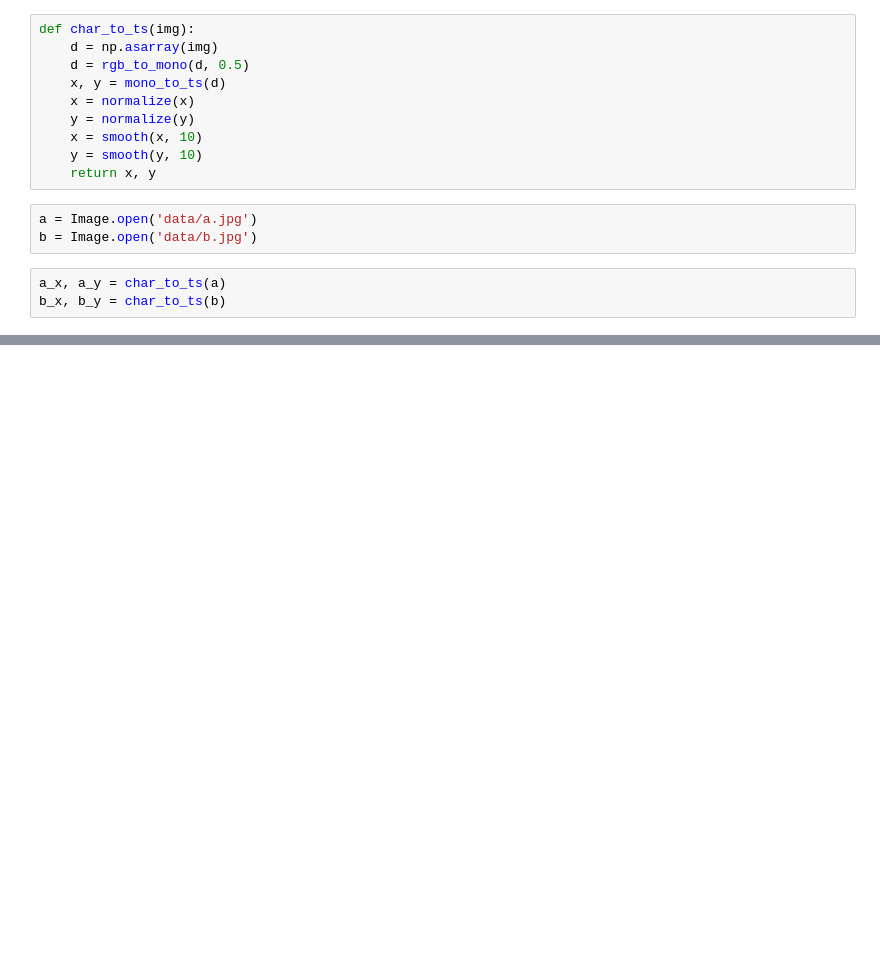
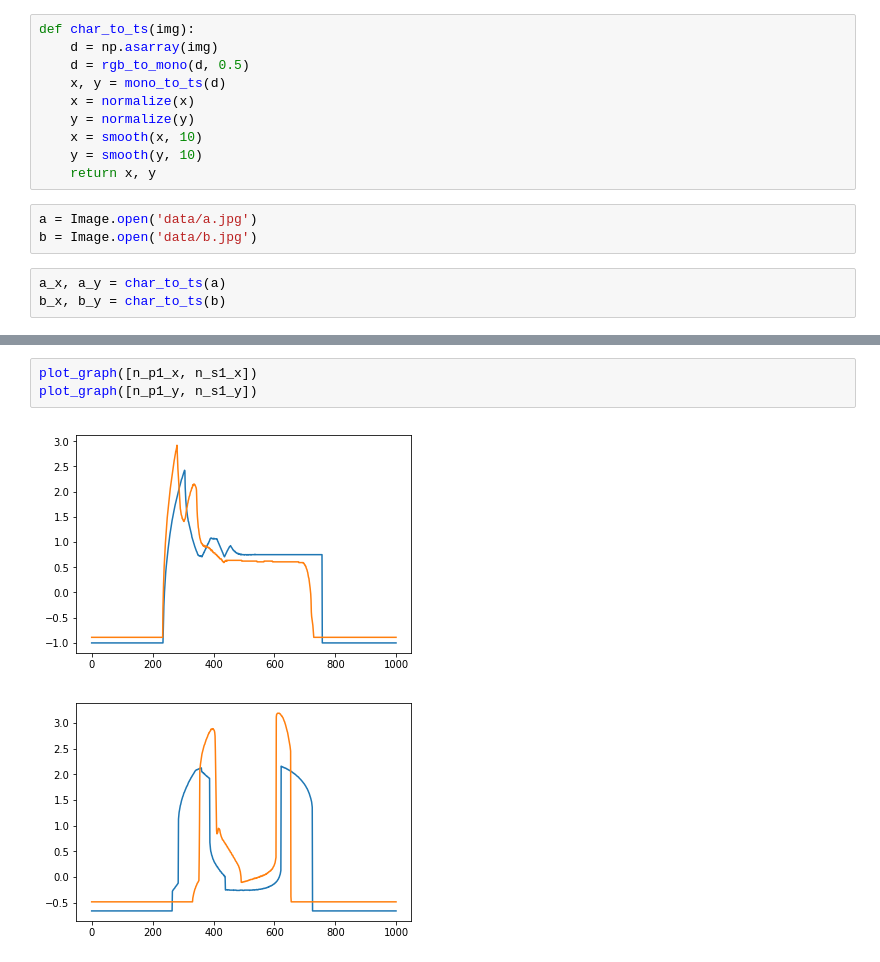
Before and after one commit to manussawee/char-to-ts, a Jupyter notebook: char-to-ts.ipynb, the cells around one changed output, grey strips where cells are left out. Cells and saved outputs as stored; diff of their text form; blank space fills up the shorter version.

```diff
--- a/char-to-ts.ipynb
+++ b/char-to-ts.ipynb
@@ -64,0 +83,6 @@ plotGraph([np.concatenate([a_x, a_y]), np.concatenate([b_x, b_y])])
+# %%
+plot_graph([n_p1_x, n_s1_x])
+plot_graph([n_p1_y, n_s1_y])
+# %% [output]
+[figure, added]
+[figure, added]
```
Also changed, not shown: parts of 14 cells of this notebook, 55 other files.
